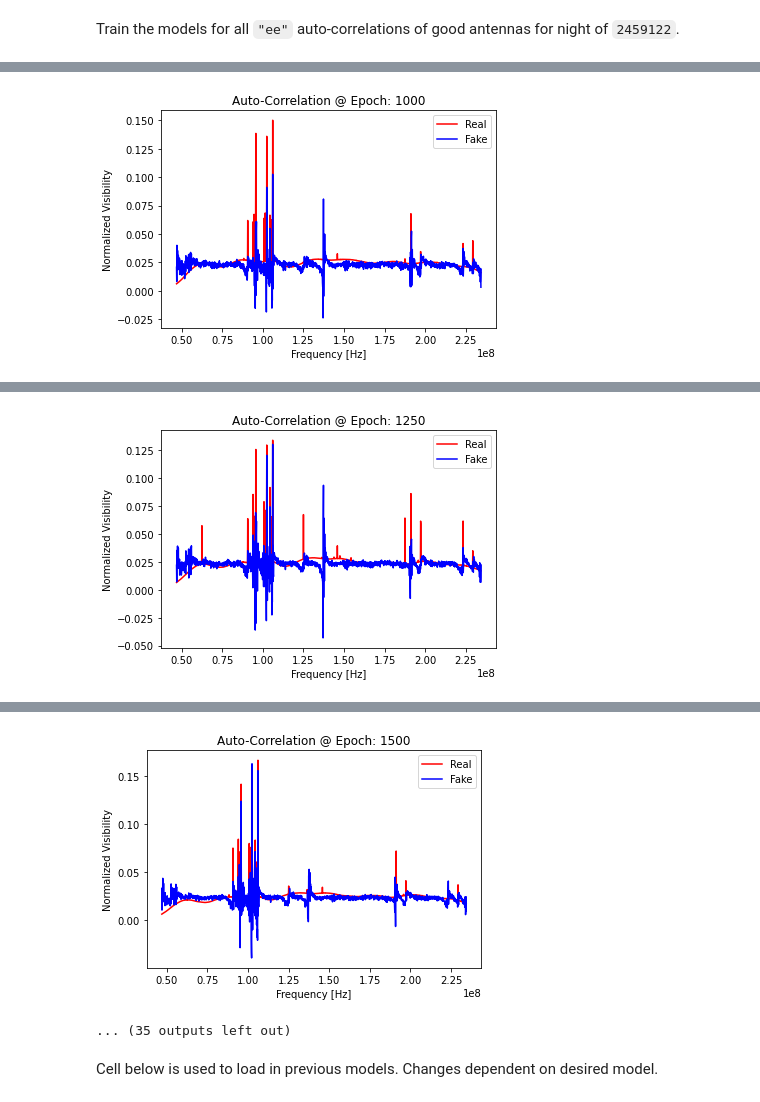
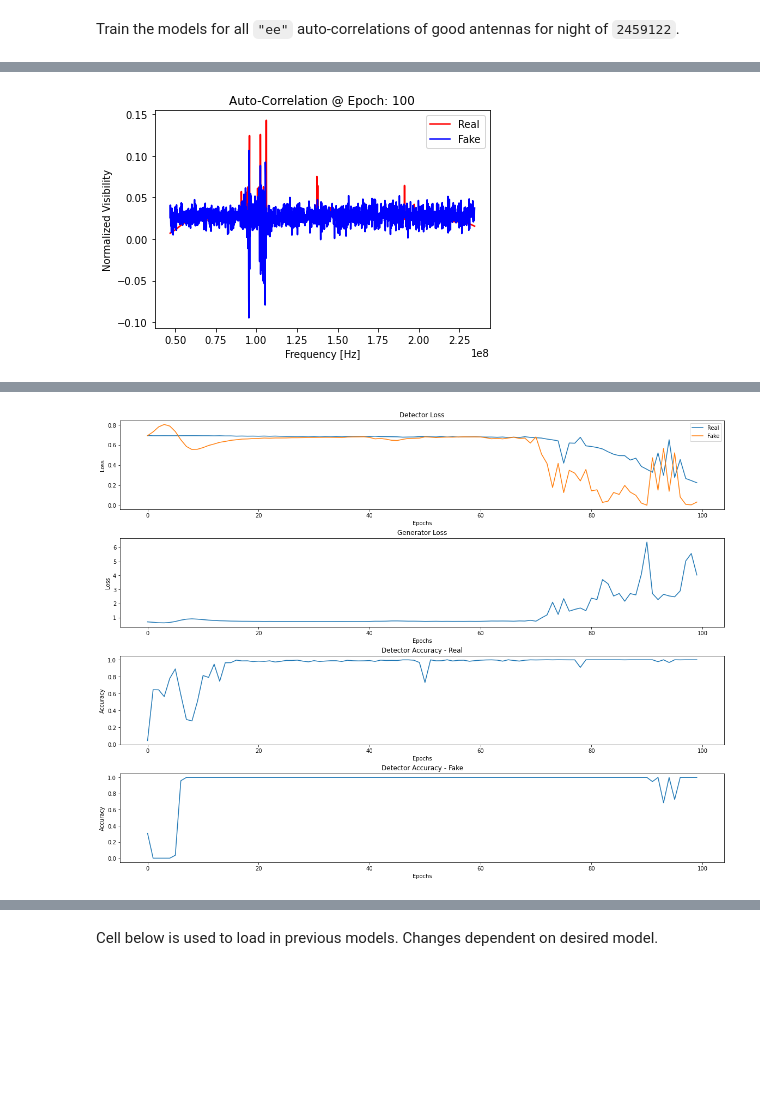
Before and after one commit to jshy883/jshy883-2459122-H4C_Machine-Learning_Practice-, a Jupyter notebook: hera_data_practice_v3.ipynb, the cells around one changed output, grey strips where cells are left out. Drawn from its saved outputs; the diff is of its cells as text; code cells hidden in the pictures; blank space fills up the shorter version.

```diff
--- a/hera_data_practice_v3.ipynb
+++ b/hera_data_practice_v3.ipynb
@@ -486,7 +487,7 @@ Additionally, this function (if desired) saves all important information about a
 def train(generator, detector, gan, latent_dim, n_inputs, n_epochs,
           n_eval, batch_size,ratio, good_key, data, save_run=False, dir_name='', filepath_to_save='',
           date_time='', model_comments='', reference_notes='', detector_layout='', generator_layout='',
-          gan_layout='', run_num=''):
+          gan_layout='', run_num='',commit=''):
     """Trains the detector for delinating between real and increasingly more realistic fake values. Trains the generator to produce more realistic fake data. Also, saves helpful summary/analysis files for model-training analysis.
 
     Arguments:
@@ -527,8 +528,11 @@ def train(generator, detector, gan, latent_dim, n_inputs, n_epochs,
         read_me = open(os.path.join(dir_path,'READ-ME.txt'),'w+')
         read_me.write('HERA Auto-Correlation GAN Training Run ID-{} \n'.format(run_num))
         read_me.write('Time of Execution: {} \n'.format(date_time))
-        read_me.write('Code written and ran by Joseph C. Shy \n\n')
-        read_me.write('Manually Input Comments\n{}\n\n'.format('-'*23))
+        read_me.write('Code written and ran by Joseph C. Shy \n')
+        read_me.write('Code executed from Commit - {}. NN hyperparamters and inputs may vary but are documented below. \n\n'.format(commit))
+        read_me.write("The folder 'training-snapshots' contains random generator output at a specific incremental epoch. \n")
+        read_me.write("The file 'training_loss-accuracy_analysis.png' shows various losses and accuracies of the model training. \n\n")
+        read_me.write('Manually Input Comments\n{}\n\n\n'.format('-'*23))
         read_me.write('Data and Code Version Reference \n{}{}\n\n'.format('-'*32,reference_notes))
         read_me.write('Training/Model Comments \n{}'.format('-'*23))
         read_me.write('{} \n\n'.format(model_comments))
@@ -631,7 +635,7 @@ def train(generator, detector, gan, latent_dim, n_inputs, n_epochs,
 
     # if saving is desired, save analysis plot and trained models
     if save_run == True:
-        fig.savefig(os.path.join(dir_path,'training_analysis.png'),dpi=200)
+        fig.savefig(os.path.join(dir_path,'training_loss-accuracy_analysis.png'),dpi=200)
         plt.close()
 
         detector.save(os.path.join(dir_path,'detector.h5'),overwrite=True)
@@ -656,30 +660,31 @@ latent_dim = 1536 # number of latent dimensions - more for more complex plots
 batch_size = 1000 # number of datasets in one batch
 
 # training/analysis variables
-n_epochs = 10000 # number of epochs for model building
-n_eval = 250 # when to present a plot
+n_epochs = 100 # number of epochs for model building
+n_eval = 25 # when to present a plot
 ratio = 1 # ratio of GAN to detector training per epoch
 
 # file save variables
 save_run = True # boolean to determine whether or not a save run is required
-run_num = '9' # run identification
-dir_name = 'practice-training_ID-{}'.format(run_num) # directory name for current model and training analysis results
-filepath_to_save = '/users/jshy/mylustre/machine_learning/2459122-H4C_Machine-Learning_Practice'# directory in which to save folders to for current models
+run_num = '2' # run identification
+dir_name = 'test-training_ID-{}'.format(run_num) # directory name for current model and training analysis results
+filepath_to_save = '/users/jshy/mylustre/machine_learning/2459122-H4C_Machine-Learning_Practice/training-analysis'# directory in which to save folders to for current models
 date_time = datetime.now().strftime("%m/%d/%Y %H:%M:%S") # current date and time
+commit = ''
 
 model_comments = '''
-This is the ninth real run of the auto-correlation training on the "ee" data from night of 2459122.
-The main focus (continued from run 6,7, and 8) of this run is to integrate the maximum amount of latent dimensions expect to work for this data. That number is 1536 for the number of frequench channels in this auto-correlation data.
-The model from 6 is similar to that present here, excepted the kernel sizes in the convolutional/conv. transpose layers have been modified slightly.
+This is a test run of the auto-correlation training on the "ee" data from night of 2459122.
+The main focus is to test the integration of some new file-saving methods
 
 Modifications from previous runs:
-- adds Conv1D layers back to generator
-- changes all kernels slightly in each conv/conv. transpose layer in both models
+- created new path for model and plot saving
+- added new information into the training read-me document
+- changed filename of a plot
 '''
 
 reference_notes = '''
-The notebook used to generate this model is "hera_data_practice_v3.ipynb" with modified model definitions (model layouts associated to this run are printed below)
-It is the ninth training run with the new file-saving system integrated into the "train" function.
+The notebook used to generate this model is "hera_data_practice_v3.ipynb" with modified model definitions (model layouts associated to this run are printed below).
+It is a test run.
 The auto-correlation ("ee") training set was randomly chosen from all good antennas flagged on the night of 2459122 for all integration time files located in the H4C directory in HERA lustre.
 Reference the text files in the parent directory for filepaths to auto-correlation data and good/bad antenna categorization.
 '''
@@ -896,5 +901,5 @@ train(generator=generator, detector=detector, gan=gan, latent_dim=latent_dim,
       n_inputs=n_inputs, n_epochs=n_epochs, n_eval=n_eval, batch_size=batch_size
       ,ratio=ratio,good_key=good_key_ee,data=data,save_run=save_run, dir_name=dir_name, filepath_to_save=filepath_to_save,
       date_time=date_time, model_comments=model_comments, reference_notes=reference_notes, detector_layout=detector_layout,
-      generator_layout=generator_layout, gan_layout=gan_layout, run_num=run_num)
+      generator_layout=generator_layout, gan_layout=gan_layout, run_num=run_num, commit=commit)
 # %% [output]
@@ -908 +913 @@ Epoch: 1000 | Acc_Real: 1.0 | Acc_Fake: 0.0
-[figure, old version]
+[figure, new version]
@@ -910 +914 @@ Epoch: 1250 | Acc_Real: 1.0 | Acc_Fake: 0.0
-[figure, old version]
+[figure, new version]
@@ -912,5 +915,3 @@ Epoch: 1500 | Acc_Real: 0.9919999837875366 | Acc_Fake: 0.0
-[figure, removed]
-... (35 outputs left out)
 # %% [markdown]
 Cell below is used to load in previous models. Changes dependent on desired model.
 # %%
```
Also changed, not shown: parts of 5 cells of this notebook, 1 other file.
